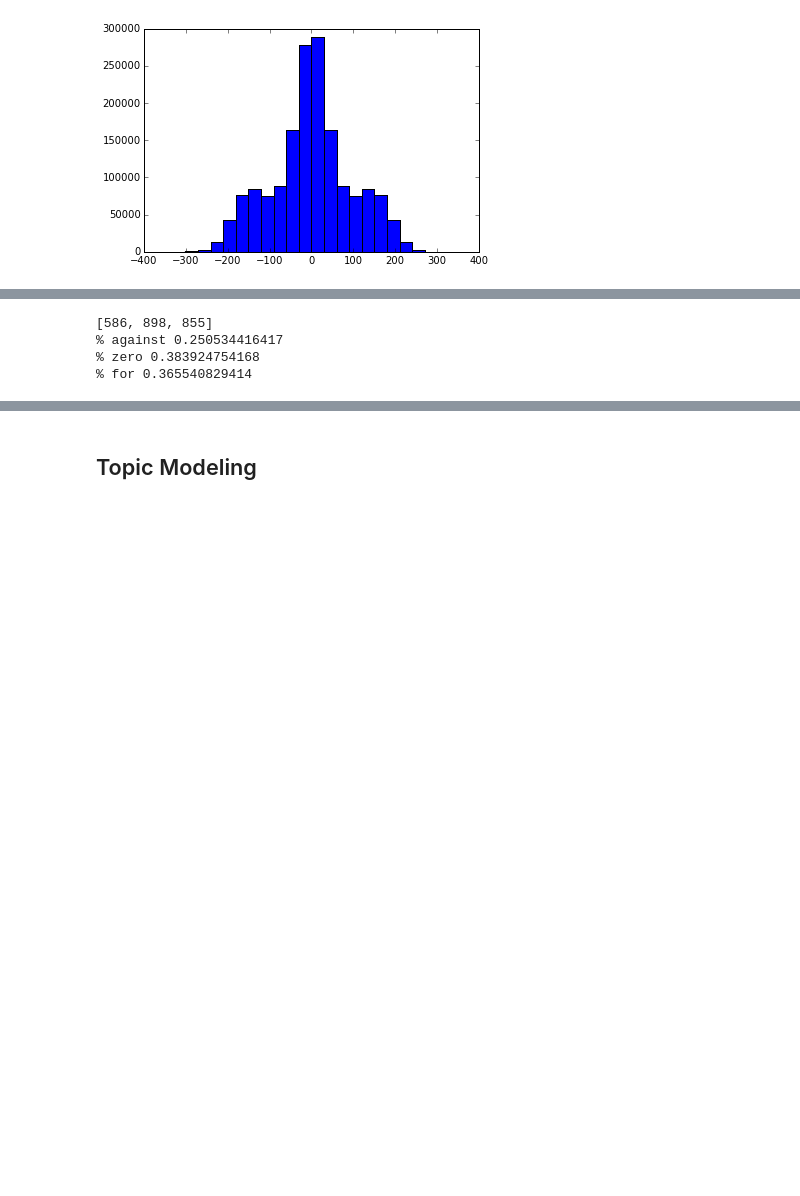
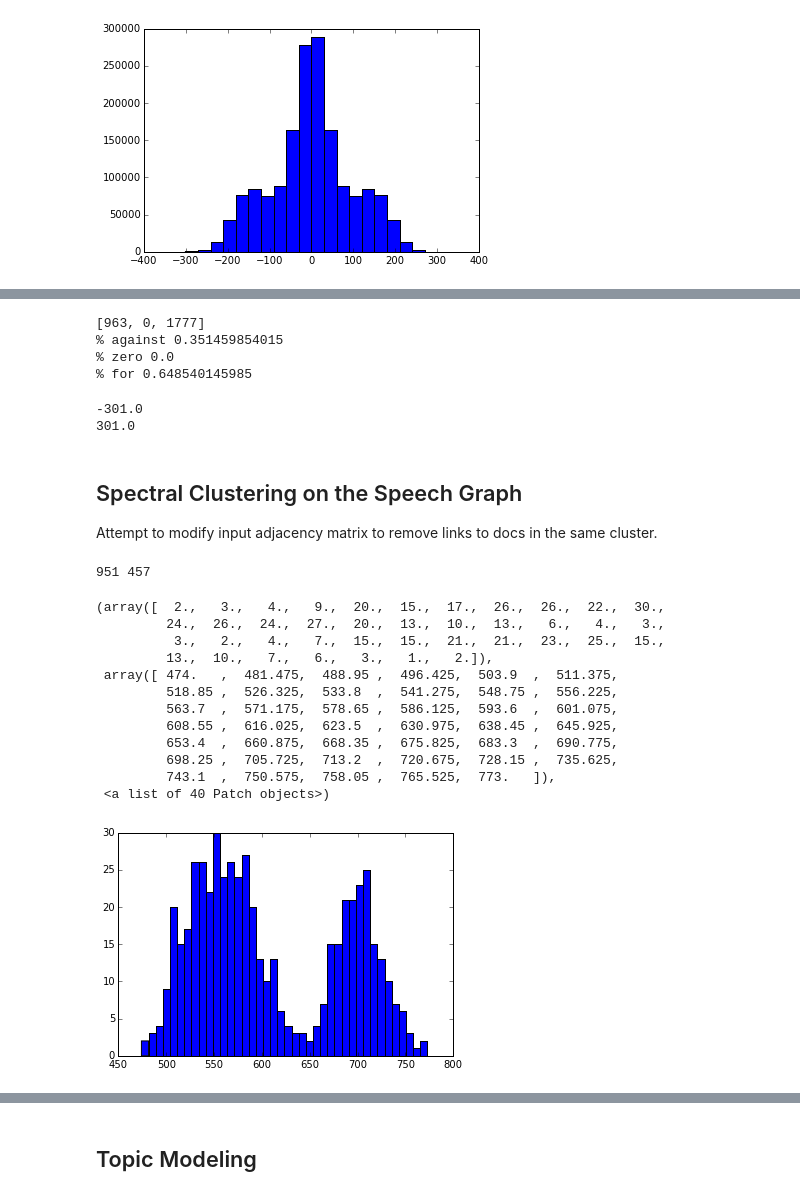
Before and after one commit to mzw4/jyupitertime, a Jupyter notebook: comp1/CS 5786 Comp 1 - JAC.ipynb, the cells around one changed output, grey strips where cells are left out. Saved outputs shown, nothing was run; the diff lists cells and outputs as text; code cells hidden in the pictures; blank space fills up the shorter version.

Commit message:
Updating my notebook and uploading diffs.json

```diff
--- a/comp1/CS 5786 Comp 1 - JAC.ipynb
+++ b/comp1/CS 5786 Comp 1 - JAC.ipynb
@@ -1842,0 +1831,22 @@ Num predictions: 2339
+# %%
+print 'Num predictions:', len(predicted_labels)
+print '==='
+yes = 0
+predicted_tuples = []
+for k in range(NUM_SPEECHES):
+    if k in predicted_labels and predicted_labels[k] != 0:
+        if predicted_labels[k] > 0:
+            yes += 1
+            #print str(k) + ',1'
+            predicted_tuples.append( (k,1) )
+        else:
+            #print str(k) + ',0'
+            predicted_tuples.append( (k,0) )
+    else:
+        yes += 1
+        #print str(k) + ',1' # Assign for by default
+        predicted_tuples.append( (k,1) )
+
+write_evaluation(predicted_tuples, 'preds_propagation3.csv')
+
+print 'Num yes:', yes, '(', 100.0 * yes / NUM_SPEECHES ,'% )'
@@ -1843,15 +1857,59 @@ Num predictions: 2339
 # %%
-# num again, num zero, num for
+# num against, num zero, num for
 num_pred_categories = [0, 0, 0]
 for k in predicted_labels:
-    num_pred_categories[np.sign(predicted_labels[k])] += 1
+    num_pred_categories[np.sign(predicted_labels[k])+1] += 1
 
 print num_pred_categories
 print '% against', 1.0 * num_pred_categories[0] / len(predicted_labels)
 print '% zero', 1.0 * num_pred_categories[1] / len(predicted_labels)
 print '% for', 1.0 * num_pred_categories[2] / len(predicted_labels)
 # %% [output]
-[586, 898, 855]
-% against 0.250534416417
-% zero 0.383924754168
-% for 0.365540829414
+[963, 0, 1777]
+% against 0.351459854015
+% zero 0.0
+% for 0.648540145985
+# %%
+print min(diffs) + diff_avg
+print max(diffs) - diff_avg
+# %% [output]
+-301.0
+301.0
+# %% [markdown]
+## Spectral Clustering on the Speech Graph
+
+Attempt to modify input adjacency matrix to remove links to docs in the same cluster.
+# %%
+# Find the minimum row sum.
+
+speech_row_sums = {i: len(sparse_where(speech_graph, i)) for i in range(NUM_SPEECHES)}
+
+min_key = -1
+min_val = 1000
+for k in speech_row_sums:
+    if speech_row_sums[k] < min_val:
+        min_key = k
+        min_val = speech_row_sums[k]
+
+print min_key, min_val
+
+min_keys_refs_sums = []
+for i in sparse_where(speech_graph, i):
+    min_keys_refs_sums.append(speech_row_sums[i])
+
+plt.hist(min_keys_refs_sums, bins=40)
+# %% [output]
+951 457
+(array([  2.,   3.,   4.,   9.,  20.,  15.,  17.,  26.,  26.,  22.,  30.,
+         24.,  26.,  24.,  27.,  20.,  13.,  10.,  13.,   6.,   4.,   3.,
+          3.,   2.,   4.,   7.,  15.,  15.,  21.,  21.,  23.,  25.,  15.,
+         13.,  10.,   7.,   6.,   3.,   1.,   2.]),
+ array([ 474.   ,  481.475,  488.95 ,  496.425,  503.9  ,  511.375,
+         518.85 ,  526.325,  533.8  ,  541.275,  548.75 ,  556.225,
+         563.7  ,  571.175,  578.65 ,  586.125,  593.6  ,  601.075,
+         608.55 ,  616.025,  623.5  ,  630.975,  638.45 ,  645.925,
+         653.4  ,  660.875,  668.35 ,  675.825,  683.3  ,  690.775,
+         698.25 ,  705.725,  713.2  ,  720.675,  728.15 ,  735.625,
+         743.1  ,  750.575,  758.05 ,  765.525,  773.   ]),
+ <a list of 40 Patch objects>)
+[figure, added]
```
Also changed, not shown: parts of 28 cells of this notebook, 1 other file.
